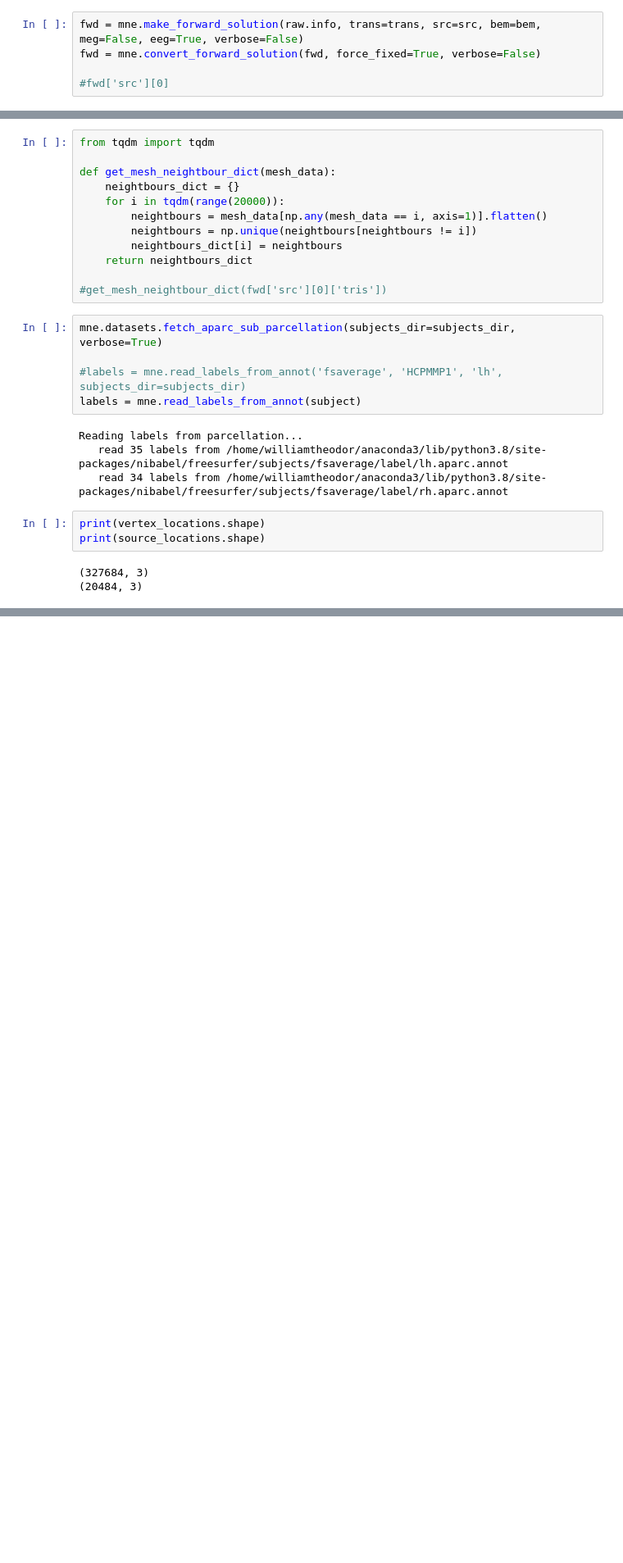
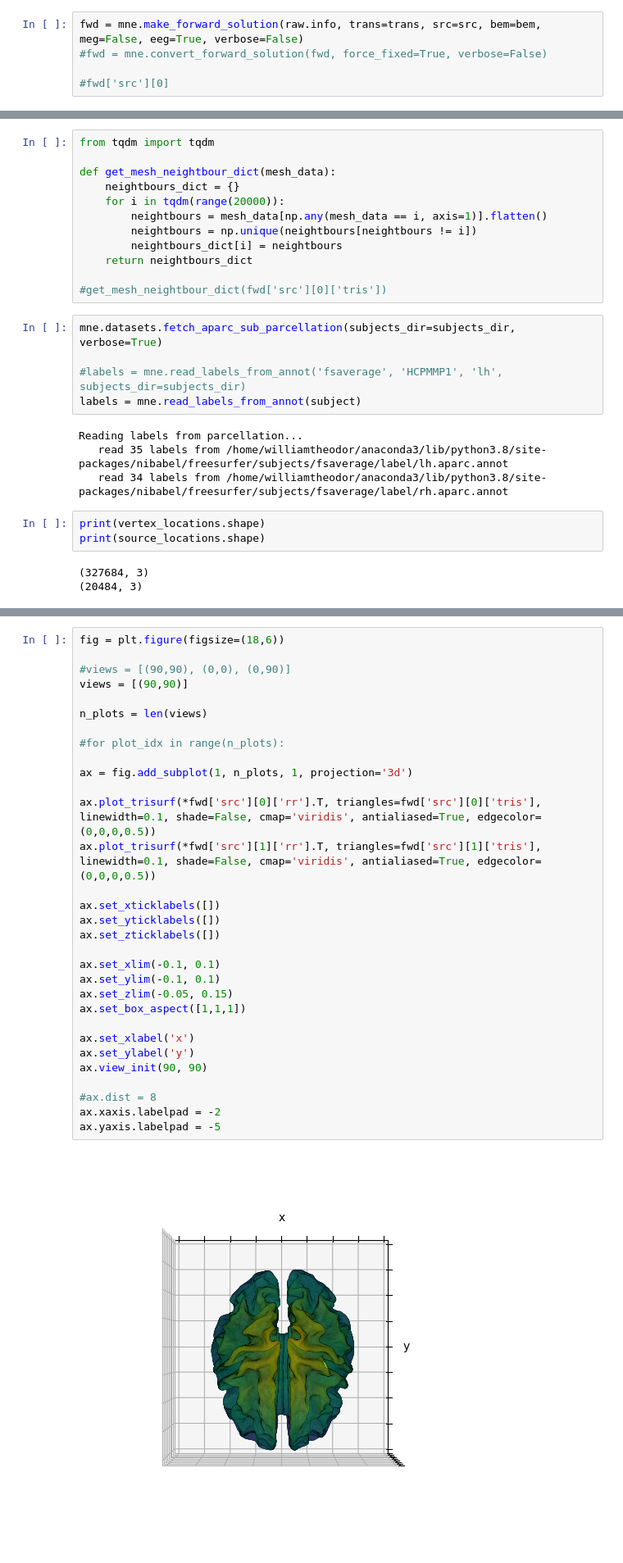
Before and after one commit to gjoelbye/TCAV-BENDR, a Jupyter notebook: notebooks/notebook-mnebrain.ipynb, the cells around one changed output, grey strips where cells are left out. Shown at 82% size. Cells and saved outputs as stored; diff of their text form; blank space fills up the shorter version.

```diff
--- a/notebooks/notebook-mnebrain.ipynb
+++ b/notebooks/notebook-mnebrain.ipynb
@@ -39,5 +40,5 @@ raw = raw.set_montage(montage); # set montage
 # %%
 fwd = mne.make_forward_solution(raw.info, trans=trans, src=src, bem=bem,  meg=False, eeg=True, verbose=False)
-fwd = mne.convert_forward_solution(fwd, force_fixed=True, verbose=False)
+#fwd = mne.convert_forward_solution(fwd, force_fixed=True, verbose=False)
 
 #fwd['src'][0]
@@ -188,0 +160,33 @@ collec = ax1.plot_trisurf(*source_locations.T, linewidth=0.1, shade=False, cmap=
+# %%
+fig = plt.figure(figsize=(18,6))
+
+#views = [(90,90), (0,0), (0,90)]
+views = [(90,90)]
+
+n_plots = len(views)
+
+#for plot_idx in range(n_plots):
+
+ax = fig.add_subplot(1, n_plots, 1, projection='3d')
+
+ax.plot_trisurf(*fwd['src'][0]['rr'].T, triangles=fwd['src'][0]['tris'], linewidth=0.1, shade=False, cmap='viridis', antialiased=True, edgecolor=(0,0,0,0.5))
+ax.plot_trisurf(*fwd['src'][1]['rr'].T, triangles=fwd['src'][1]['tris'], linewidth=0.1, shade=False, cmap='viridis', antialiased=True, edgecolor=(0,0,0,0.5))
+
+ax.set_xticklabels([])
+ax.set_yticklabels([])
+ax.set_zticklabels([])
+
+ax.set_xlim(-0.1, 0.1)
+ax.set_ylim(-0.1, 0.1)
+ax.set_zlim(-0.05, 0.15)
+ax.set_box_aspect([1,1,1])
+
+ax.set_xlabel('x')
+ax.set_ylabel('y')
+ax.view_init(90, 90)
+
+#ax.dist = 8
+ax.xaxis.labelpad = -2
+ax.yaxis.labelpad = -5
+# %% [output]
+[figure, added]
```
Also changed, not shown: parts of 27 cells of this notebook.
